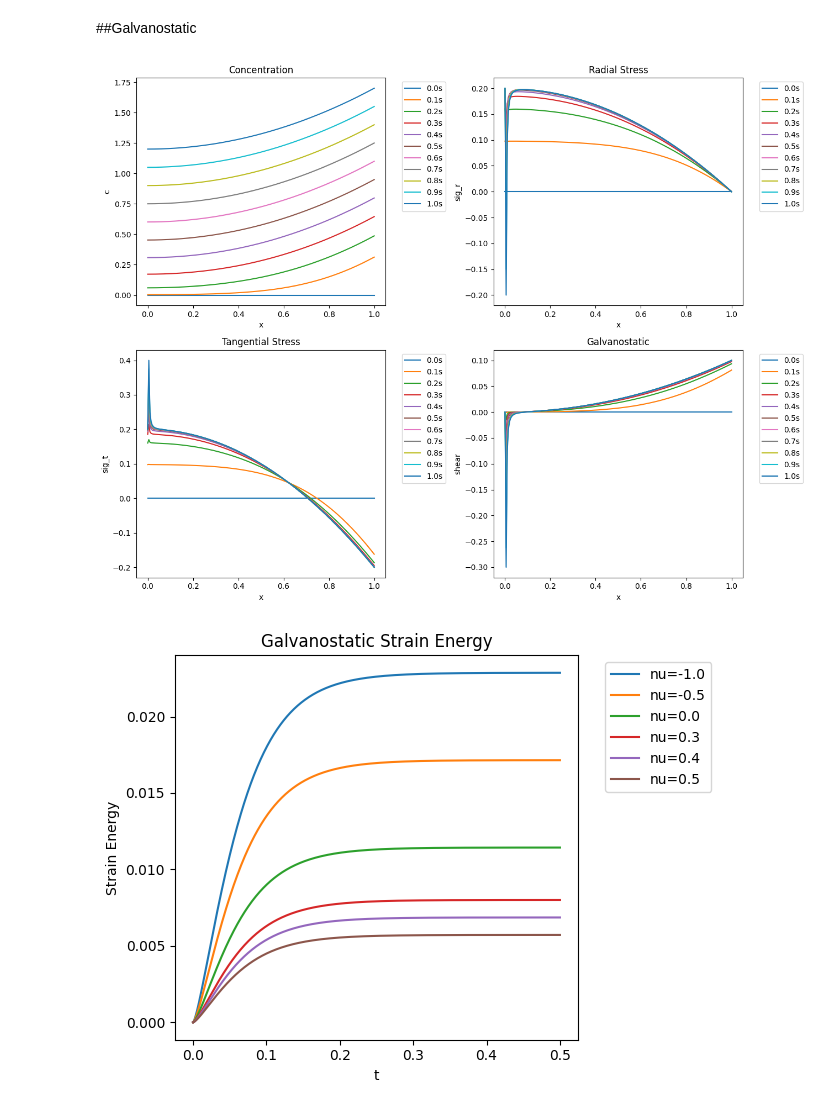
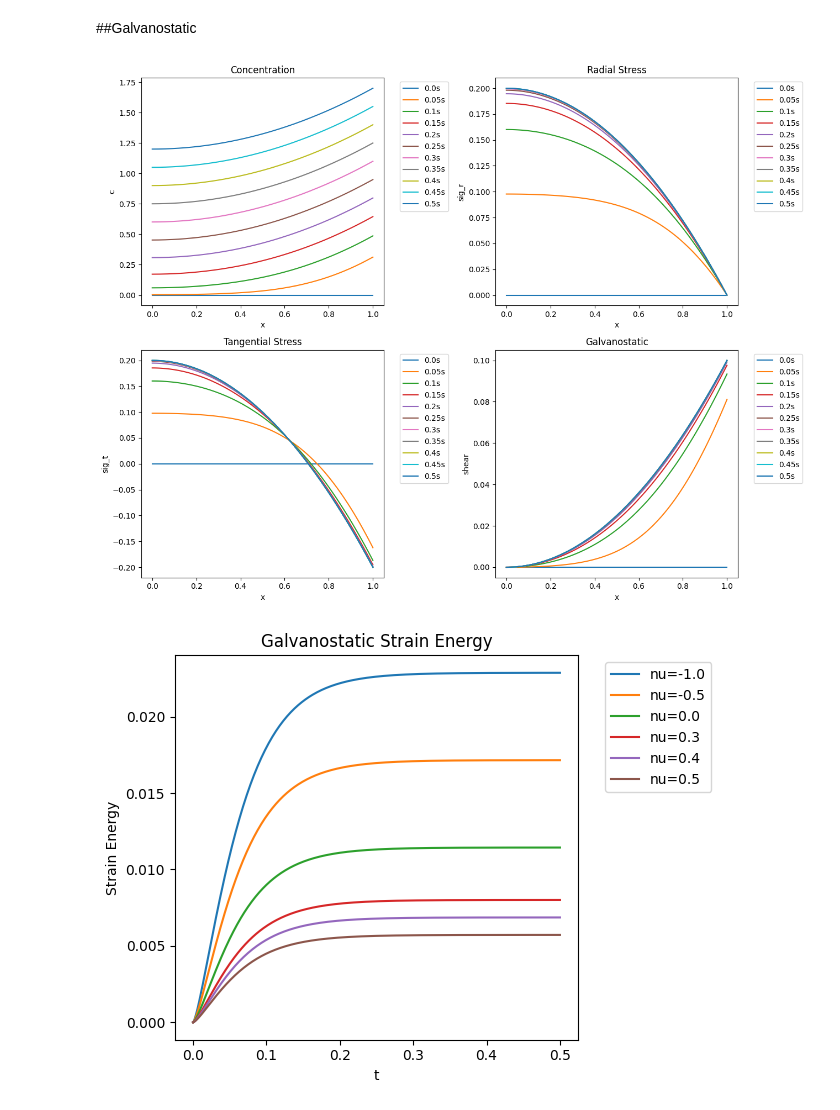
Before and after one commit to riddhimaiti/Cheng_Verbrugge_2009_Reproduction, a Jupyter notebook: cheng_verbrugge_09_reprod.ipynb, the cells around one changed output. Saved outputs shown, nothing was run; the diff lists cells and outputs as text; code cells hidden in the pictures.

```diff
--- a/cheng_verbrugge_09_reprod.ipynb
+++ b/cheng_verbrugge_09_reprod.ipynb
@@ -69,6 +110,7 @@ tmax=0.5
 c=solve_diffusion(Nx=Nx,tmax=tmax,Nt=Nt,bc_type='potentiostatic')
 # %%
 x=np.linspace(0,1,Nx+1)
+x_half=np.linspace(0,1,int(Nx/2)+1)
 Nt_given=10
 multiplier=Nt/Nt_given
 # %%
@@ -76,7 +118,7 @@ fig, ax = plt.subplots(2, 2, figsize=(15, 10))
 
 for n in range(Nt_given+1):
     c_n=c[int(n*multiplier)]
-    ax[0,0].plot(x,c_n,label=str(n/Nt_given)+'s')
+    ax[0,0].plot(x,c_n,label=str(tmax*n/Nt_given)+'s')
     ax[0,0].set_xlabel('x')
     ax[0,0].set_ylabel('c')
     ax[0,0].set_title('Concentration')
@@ -85,7 +127,7 @@ for n in range(Nt_given+1):
 for n in range(Nt_given+1):
     c_n=c[int(n*multiplier)]
     sig_r, sig_t = compute_stresses(x, c_n)
-    ax[0,1].plot(x,sig_r,label=str(n/Nt_given)+'s')
+    ax[0,1].plot(x_half,sig_r,label=str(tmax*n/Nt_given)+'s')
     ax[0,1].set_xlabel('x')
     ax[0,1].set_ylabel('sig_r')
     ax[0,1].set_title('Radial Stress')
@@ -94,7 +136,7 @@ for n in range(Nt_given+1):
 for n in range(Nt_given+1):
     c_n=c[int(n*multiplier)]
     sig_r, sig_t = compute_stresses(x, c_n)
-    ax[1,0].plot(x,sig_t,label=str(n/Nt_given)+'s')
+    ax[1,0].plot(x_half,sig_t,label=str(tmax*n/Nt_given)+'s')
     ax[1,0].set_xlabel('x')
     ax[1,0].set_ylabel('sig_t')
     ax[1,0].set_title('Tangential Stress')
@@ -104,7 +146,7 @@ for n in range(Nt_given+1):
     c_n=c[int(n*multiplier)]
     sig_r, sig_t = compute_stresses(x, c_n)
     shear = compute_shear(sig_r, sig_t)
-    ax[1,1].plot(x,shear,label=str(n/Nt_given)+'s')
+    ax[1,1].plot(x_half,shear,label=str(tmax*n/Nt_given)+'s')
     ax[1,1].set_xlabel('x')
     ax[1,1].set_ylabel('shear')
     ax[1,1].set_title('Shear Stress')
@@ -117,13 +159,13 @@ plt.savefig('fig1.png')
 # %%
 nu_values = [-1.0, -0.5, 0.0, 0.3, 0.4, 0.5]
-Nt_given=1000
+Nt_given=500
 multiplier=Nt/Nt_given
 for nu in nu_values:
   energy_values=[]
   for n in range(Nt_given+1):
     c_n=c[int(n*multiplier)]
     sig_r, sig_t = compute_stresses(x, c_n)
-    energy=compute_strain_energy(x, sig_r, sig_t, nu)
+    energy=compute_strain_energy(x_half, sig_r, sig_t, nu)
     energy_values.append(energy)
   plt.plot(np.linspace(0,tmax,Nt_given+1),energy_values,label='nu='+str(nu))
 plt.xlabel('t')
@@ -146,42 +188,42 @@ fig, ax = plt.subplots(2, 2, figsize=(13, 10))
 
 for n in range(Nt_given+1):
     c_n=c[int(n*multiplier)]
-    ax[0,0].plot(x,c_n,label=str(n/Nt_given)+'s')
+    ax[0,0].plot(x,c_n,label=str(tmax*n/Nt_given)+'s')
     ax[0,0].set_xlabel('x')
     ax[0,0].set_ylabel('c')
     ax[0,0].set_title('Concentration')
     ax[0,0].legend(bbox_to_anchor=(1.05, 1), loc='upper left')
 
 for n in range(Nt_given+1):
     c_n=c[int(n*multiplier)]
     sig_r, sig_t = compute_stresses(x, c_n)
-    ax[0,1].plot(x,sig_r,label=str(n/Nt_given)+'s')
+    ax[0,1].plot(x_half,sig_r,label=str(tmax*n/Nt_given)+'s')
     ax[0,1].set_xlabel('x')
     ax[0,1].set_ylabel('sig_r')
     ax[0,1].set_title('Radial Stress')
     ax[0,1].legend(bbox_to_anchor=(1.05, 1), loc='upper left')
 
 for n in range(Nt_given+1):
     c_n=c[int(n*multiplier)]
     sig_r, sig_t = compute_stresses(x, c_n)
-    ax[1,0].plot(x,sig_t,label=str(n/Nt_given)+'s')
+    ax[1,0].plot(x_half,sig_t,label=str(tmax*n/Nt_given)+'s')
     ax[1,0].set_xlabel('x')
     ax[1,0].set_ylabel('sig_t')
     ax[1,0].set_title('Tangential Stress')
     ax[1,0].legend(bbox_to_anchor=(1.05, 1), loc='upper left')
 
 for n in range(Nt_given+1):
     c_n=c[int(n*multiplier)]
     sig_r, sig_t = compute_stresses(x, c_n)
     shear = compute_shear(sig_r, sig_t)
-    ax[1,1].plot(x,shear,label=str(n/Nt_given)+'s')
+    ax[1,1].plot(x_half,shear,label=str(tmax*n/Nt_given)+'s')
     ax[1,1].set_xlabel('x')
     ax[1,1].set_ylabel('shear')
     ax[1,1].set_title('Shear Stress')
     ax[1,1].legend(bbox_to_anchor=(1.05, 1), loc='upper left')
 plt.title('Galvanostatic')
 plt.tight_layout()
 plt.savefig('fig3.png')
 # %% [output]
-[figure, old version]
+[figure, new version]
 # %%
```
Also changed, not shown: parts of 5 cells of this notebook.
